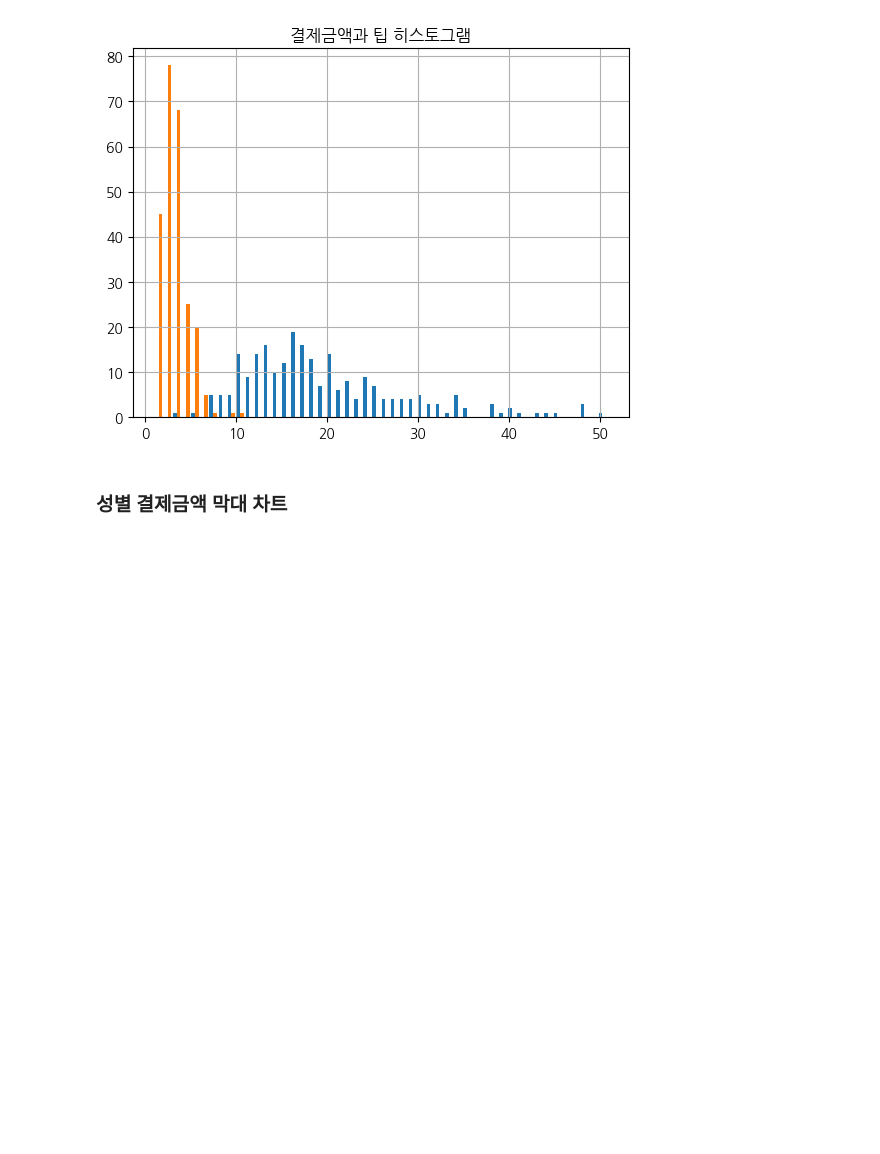
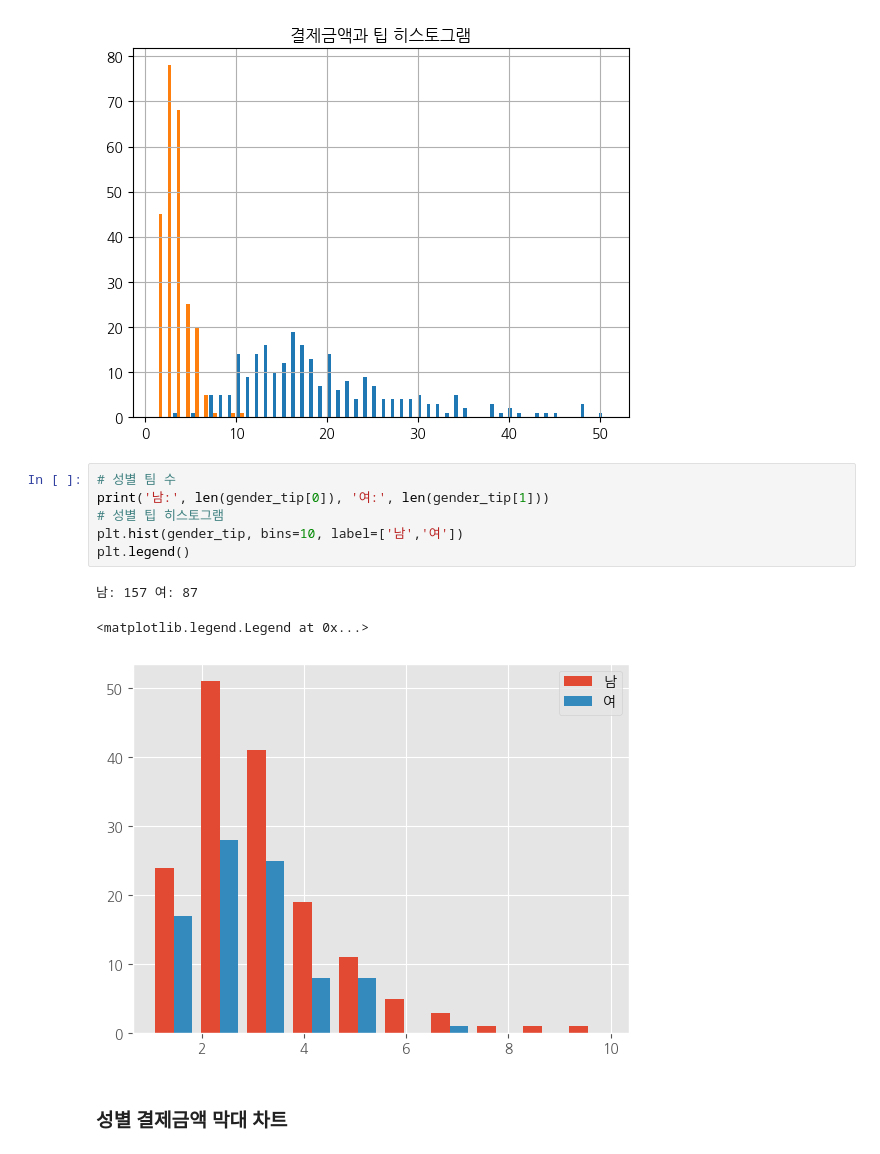
Before and after one commit to hvyrain/imis, a Jupyter notebook: 2023_2빅프기_종합복습_tips데이터.ipynb, the cells around one changed output. Drawn from its saved outputs; the diff is of its cells as text; blank space fills up the shorter version.

```diff
--- a/2023_2빅프기_종합복습_tips데이터.ipynb
+++ b/2023_2빅프기_종합복습_tips데이터.ipynb
@@ -113,6 +142,16 @@ plt.hist([bill, tip], bins=50)
 plt.show()
 # %% [output]
 [figure]
+# %%
+# 성별 팀 수
+print('남:', len(gender_tip[0]), '여:', len(gender_tip[1]))
+# 성별 팁 히스토그램
+plt.hist(gender_tip, bins=10, label=['남','여'])
+plt.legend()
+# %% [output]
+남: 157 여: 87
+<matplotlib.legend.Legend at 0x...>
+[figure, added]
 # %% [markdown]
 ### 성별 결제금액 막대 차트
 # %%
```
Also changed, not shown: parts of 35 cells of this notebook.
